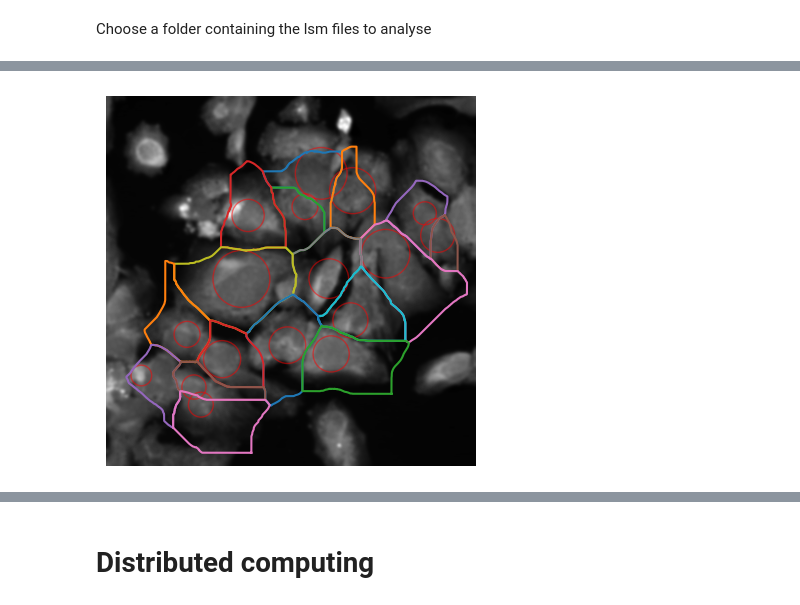
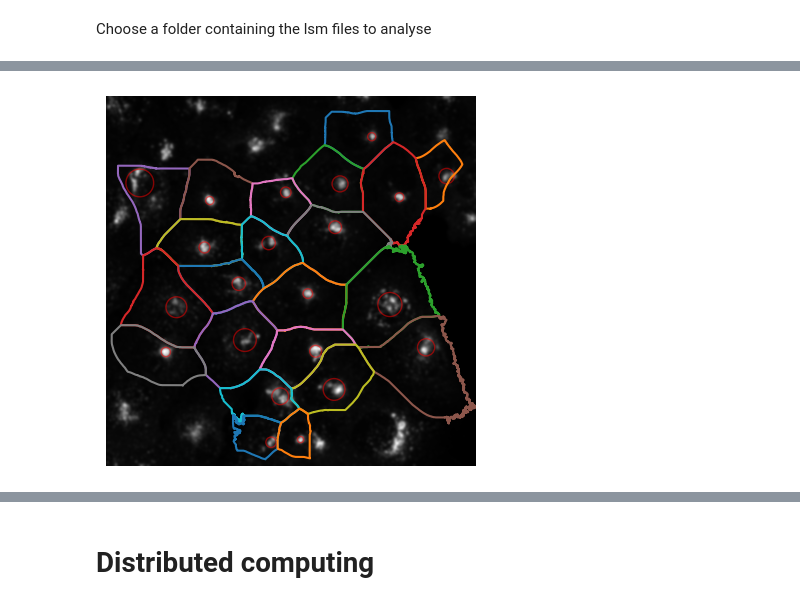
Before and after one commit to jboulanger/sganalysis, a Jupyter notebook: Untitled-2.ipynb, the cells around one changed output, grey strips where cells are left out. Cells and saved outputs as stored; diff of their text form; code cells hidden in the pictures.

```diff
--- a/Untitled-2.ipynb
+++ b/Untitled-2.ipynb
@@ -134,11 +140,13 @@ ModuleNotFoundError: No module named 'ipyfilechooser'
 # %%
 from pathlib import Path
+import pandas as pd
+import tifffile
 #folder = Path(fc.value)
 folder = Path('/media/cephfs2/userdata/Bullock_group/Lucas/EXP.M20230114/')
 #folder = Path('C:/Users/jerome/Downloads')
 channels = {'nuclei':0,'cells':1,'label1':0,'label2':2}
 filelist = pd.DataFrame({'Filename' : [str(x) for x in folder.glob('*.lsm')]})
-filename = filelist['Filename'][1]
+filename = filelist['Filename'][0]
 filename
 imglist = tifffile.imread(filename)
 img = imglist[0]
@@ -210,10 +223,11 @@ segment
 # %%
 from scipy.ndimage import minimum_filter, maximum_filter, gaussian_filter
+
 def spatial_spread(prop, image):
-    """Spread as the trace of the moment matrix in a region
+    """Spread as the trace of the moment matrix in a region for all channels
     Result
     ------
-    list of tupe (centroid x, centroid y, sxx, sxy, syy) for each channel
+    list of tuple (centroid x, centroid y, sxx, sxy, syy) for each channel
     """
     y,x = np.meshgrid(
         np.arange(prop.bbox[0],prop.bbox[2]),
@@ -237,20 +251,49 @@ def spatial_spread(prop, image):
         S.append((sx,sy,sxx,sxy,syy))
     return S
 
+def spatial_spread_mask(mask, image):
+    """Spread as the trace of the moment matrix in a region for all channels
+    Result
+    ------
+    list of tuple (centroid x, centroid y, sxx, sxy, syy) for each channel
+    """
+    y,x = np.meshgrid(np.arange(mask.shape[1]), np.arange(mask.shape[0]),indexing='ij')
+    w = image *(image>(image.mean() + image.std())) * mask
+    if (w.max()-w.min()) > 0 :
+        w = (w - w.min()) / (w.max() - w.min())
+    else:
+        w = prop.image
+    sw = np.sum(w)
+    if sw < 1e-9:
+        return 0.0
+    sx = np.sum(w * x) / sw
+    sy = np.sum(w * y) / sw
+    sxx = np.sum(w * np.square(x-sx)) / sw
+    syy = np.sum(w * np.square(y-sy)) / sw
+    sxy = np.sum(w * (x-sx) * (y-sy)) / sw
+    return sx,sy,sxx,sxy,syy
+
+
+# prefilter the image by a Gaussian filter
 signal = np.stack([gaussian_filter(ch, 10) for ch in img])
-S = np.array([spatial_spread(x, signal) for x in roi ])
+
+# compute the spread in all regions and all channels
+S = np.array([spatial_spread(x, signal) for x in roi ]) # S: ROI, Channel, Moments
 # %%
 def visualize(img, rois, s=None):
+    """Visualize spread using circles from the moment matrices"""
     from matplotlib.patches import Circle
     import math
     plt.imshow(img,cmap='gray')
     for k,r in enumerate(rois):
         c = find_contours(np.pad(r.image,1) > 0, 0.5)
         plt.plot(c[0][:,1] + r.bbox[1], c[0][:,0] + r.bbox[0])
         if s is not None:
             c = plt.Circle((s[k,0], s[k,1]), math.sqrt(s[k,2]+s[k,4]), fill=False,color='red',alpha=0.5)
             plt.gca().add_patch(c)
     plt.axis('off')
-visualize(signal[3], roi, S[:,3,:])
+
+channel = 2
+visualize(signal[channel], roi, S[:,channel,:])
 # %% [output]
-[figure, old version]
+[figure, new version]
```
Also changed, not shown: parts of 8 cells of this notebook, 4 other files.
